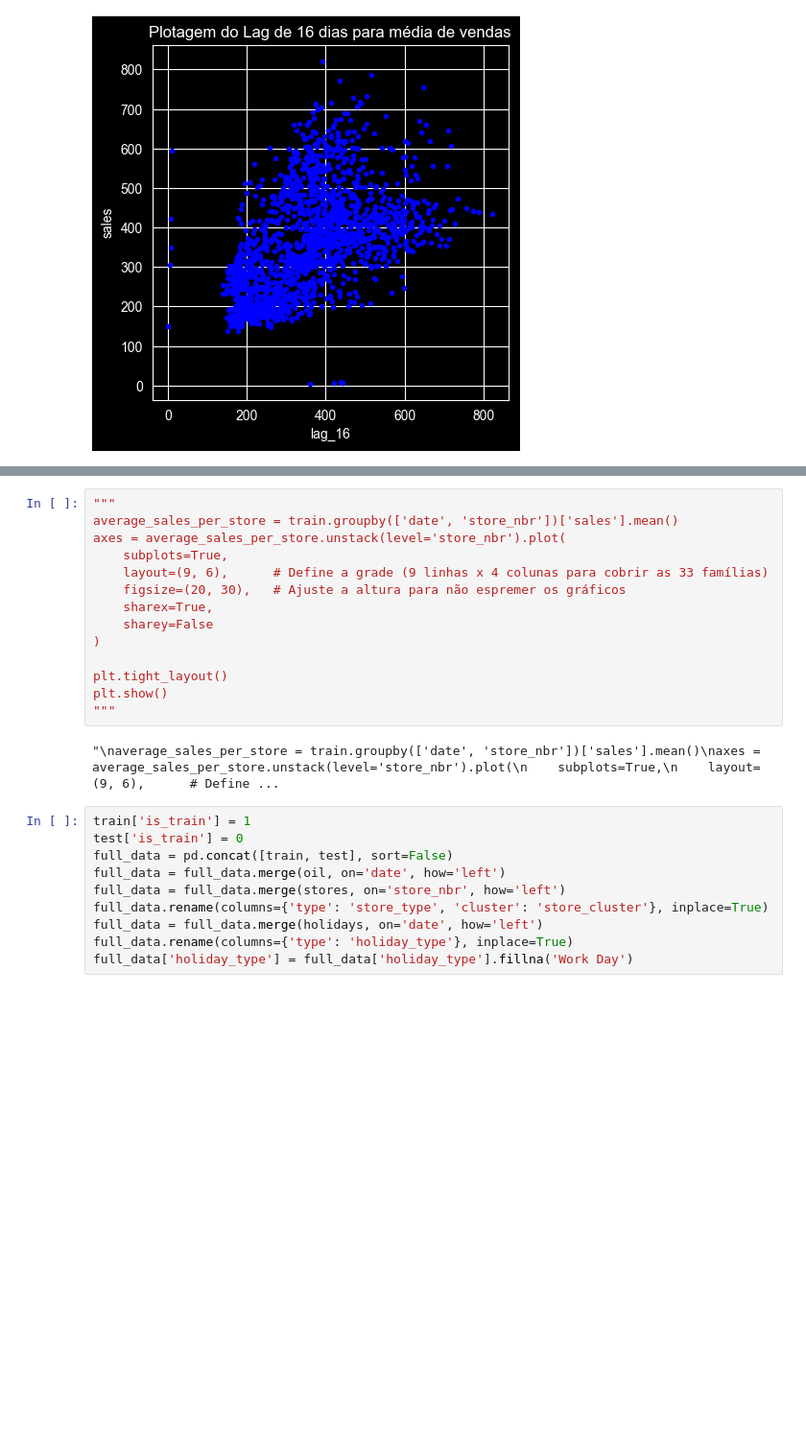
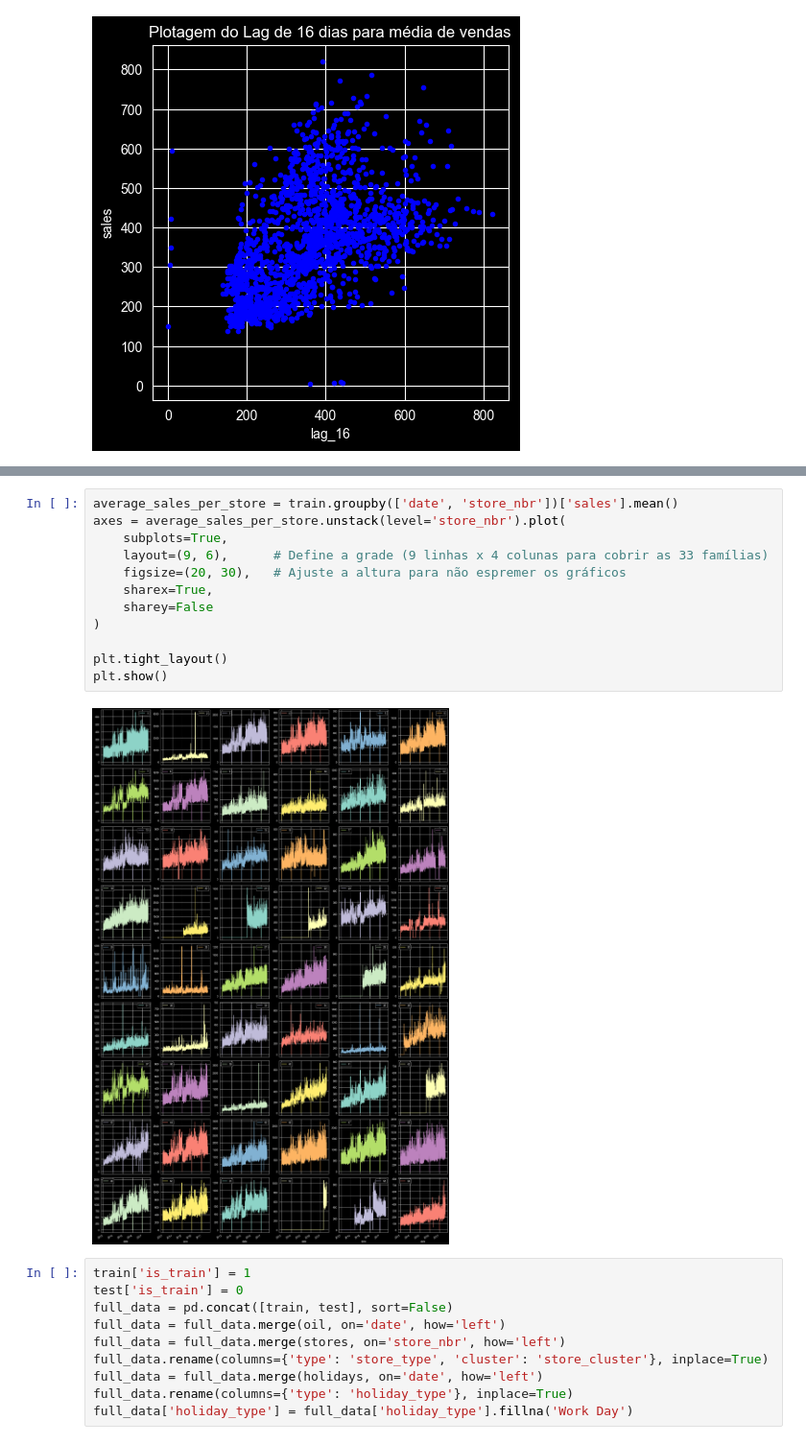
Before and after one commit to CArrudajoaopedro/Store_Sales_Kaggle, a Jupyter notebook: main.ipynb, the cells around one changed output, grey strips where cells are left out. Shown at 96% size. Saved outputs shown, nothing was run; the diff lists cells and outputs as text; blank space fills up the shorter version.

```diff
--- a/main.ipynb
+++ b/main.ipynb
@@ -140,19 +138,17 @@ plt.show()
 # %%
-"""
 average_sales_per_store = train.groupby(['date', 'store_nbr'])['sales'].mean()
 axes = average_sales_per_store.unstack(level='store_nbr').plot(
     subplots=True,
     layout=(9, 6),      # Define a grade (9 linhas x 4 colunas para cobrir as 33 famílias)
     figsize=(20, 30),   # Ajuste a altura para não espremer os gráficos
     sharex=True,
     sharey=False
 )
 
 plt.tight_layout()
 plt.show()
-"""
 # %% [output]
-"\naverage_sales_per_store = train.groupby(['date', 'store_nbr'])['sales'].mean()\naxes = average_sales_per_store.unstack(level='store_nbr').plot(\n    subplots=True,\n    layout=(9, 6),      # Define ...
+[figure, added]
 # %%
 train['is_train'] = 1
 test['is_train'] = 0
```
Also changed, not shown: parts of 3 cells of this notebook, 1 other file.
